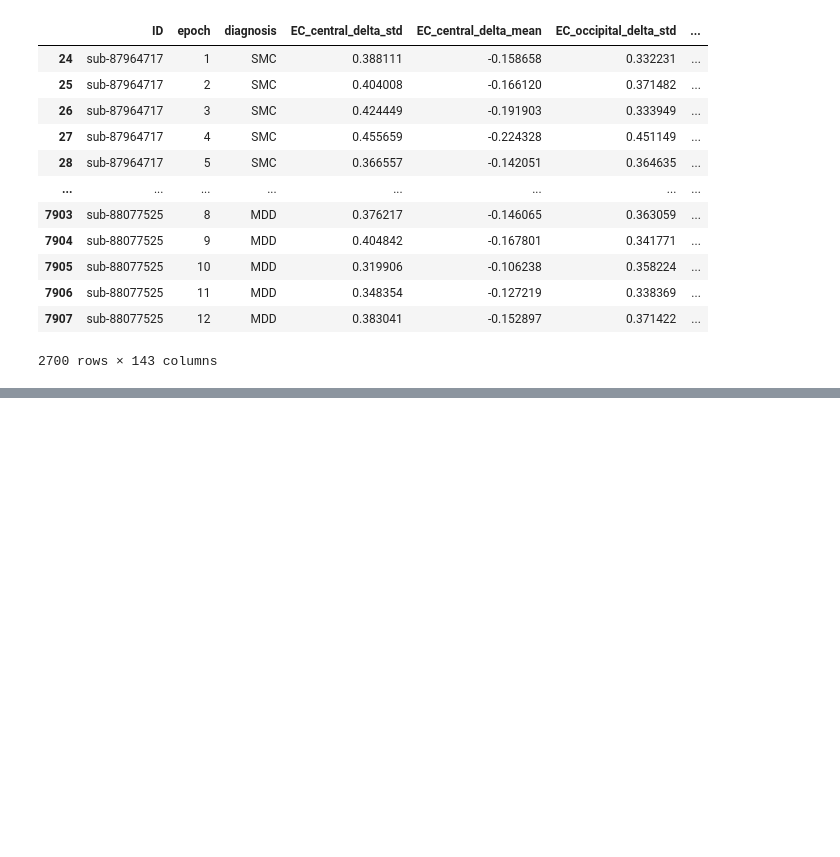
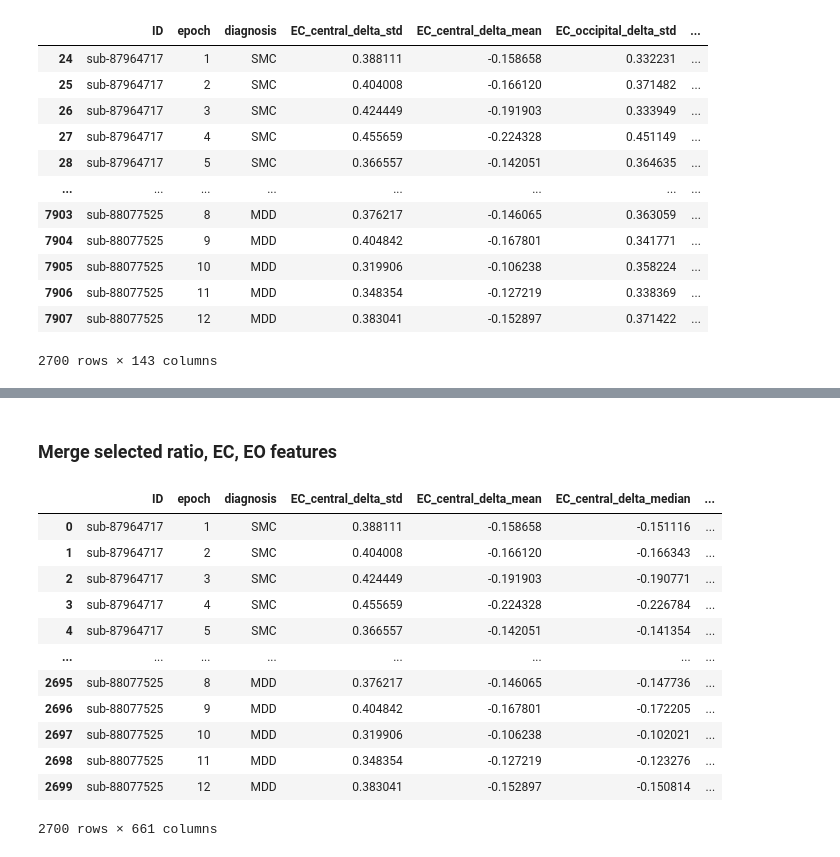
Before and after one commit to TSmolders/Internship_EEG, a Jupyter notebook: 3_feature_selection.ipynb, the cells around one changed output, grey strips where cells are left out. Drawn from its saved outputs; the diff is of its cells as text; code cells hidden in the pictures; blank space fills up the shorter version.

Commit message:
feature selection of stat + conn features

```diff
--- a/3_feature_selection.ipynb
+++ b/3_feature_selection.ipynb
@@ -286,0 +308,6 @@ df_selected_features.to_pickle(r'D:\Documents\RU\Master_Neurobiology\Internship_
+# %%
+# concat connectivity features with stat features
+df_stat_conn_features_ec = pd.merge(df_features_ec, df_conn_features_ec.drop(columns=['diagnosis']),  how='outer', on=['ID', 'epoch'])
+df_stat_conn_features_eo = pd.merge(df_features_eo, df_conn_features_eo.drop(columns=['diagnosis']),  how='outer', on=['ID', 'epoch'])
+df_stat_conn_features_ratio = pd.merge(df_features_ratio, df_conn_features_ratio.drop(columns=['diagnosis']),  how='outer', on=['ID', 'epoch'])
+print(df_stat_conn_features_ec.shape)
@@ -286,0 +406,7 @@ df_selected_features.to_pickle(r'D:\Documents\RU\Master_Neurobiology\Internship_
+# %%
+selected_columns = df_stat_conn_features_ratio[numeric_cols].columns[trans.support_].tolist()  # get selected features
+standard_columns = ['ID', 'epoch', 'diagnosis']  # columns to add
+standard_columns.extend(selected_columns)  # add the columns
+df_selected_stat_conn_feat_ratio = df_stat_conn_features_ratio[standard_columns]  # select the columns from the DataFrame
+print(df_selected_stat_conn_feat_ratio.shape)
+df_selected_stat_conn_feat_ratio.sample(5)
@@ -286,0 +475,7 @@ df_selected_features.to_pickle(r'D:\Documents\RU\Master_Neurobiology\Internship_
+# %%
+selected_columns = df_stat_conn_features_ec[numeric_cols].columns[trans.support_].tolist()  # get selected features
+standard_columns = ['ID', 'epoch', 'diagnosis']  # columns to add
+standard_columns.extend(selected_columns)  # add the columns
+df_selected_stat_conn_feat_ec = df_stat_conn_features_ec[standard_columns]  # select the columns from the DataFrame
+print(df_selected_stat_conn_feat_ec.shape)
+df_selected_stat_conn_feat_ec.sample(5)
@@ -286,0 +544,7 @@ df_selected_features.to_pickle(r'D:\Documents\RU\Master_Neurobiology\Internship_
+# %%
+selected_columns = df_stat_conn_features_eo[numeric_cols].columns[trans.support_].tolist()  # get selected features
+standard_columns = ['ID', 'epoch', 'diagnosis']  # columns to add
+standard_columns.extend(selected_columns)  # add the columns
+df_selected_stat_conn_feat_eo = df_stat_conn_features_eo[standard_columns]  # select the columns from the DataFrame
+print(df_selected_stat_conn_feat_eo.shape)
+df_selected_stat_conn_feat_eo.sample(5)
@@ -286,0 +560,24 @@ df_selected_features.to_pickle(r'D:\Documents\RU\Master_Neurobiology\Internship_
+# %% [markdown]
+### Merge selected ratio, EC, EO features
+# %%
+# Drop the 'ID', 'epoch', 'diagnosis' columns from the second and third dataframes for concatenation
+df_selected_stat_conn_feat_eo = df_selected_stat_conn_feat_eo.drop(['ID', 'epoch', 'diagnosis'], axis=1)
+df_selected_stat_conn_feat_ratio = df_selected_stat_conn_feat_ratio.drop(['ID', 'epoch', 'diagnosis'], axis=1)
+
+# Concatenate the dataframes
+df_selected_stat_conn_features = pd.concat([df_selected_stat_conn_feat_ec, df_selected_stat_conn_feat_eo, df_selected_stat_conn_feat_ratio], axis=1)
+df_selected_stat_conn_features
+# %% [output]
+|  | ID | epoch | diagnosis | EC_central_delta_std | EC_central_delta_mean | EC_central_delta_median | ... |
+| 0 | sub-87964717 | 1 | SMC | 0.388111 | -0.158658 | -0.151116 | ... |
+| 1 | sub-87964717 | 2 | SMC | 0.404008 | -0.166120 | -0.166343 | ... |
+| 2 | sub-87964717 | 3 | SMC | 0.424449 | -0.191903 | -0.190771 | ... |
+| 3 | sub-87964717 | 4 | SMC | 0.455659 | -0.224328 | -0.226784 | ... |
+| 4 | sub-87964717 | 5 | SMC | 0.366557 | -0.142051 | -0.141354 | ... |
+| ... | ... | ... | ... | ... | ... | ... | ... |
+| 2695 | sub-88077525 | 8 | MDD | 0.376217 | -0.146065 | -0.147736 | ... |
+| 2696 | sub-88077525 | 9 | MDD | 0.404842 | -0.167801 | -0.172205 | ... |
+| 2697 | sub-88077525 | 10 | MDD | 0.319906 | -0.106238 | -0.102021 | ... |
+| 2698 | sub-88077525 | 11 | MDD | 0.348354 | -0.127219 | -0.123276 | ... |
+| 2699 | sub-88077525 | 12 | MDD | 0.383041 | -0.152897 | -0.150814 | ... |
+2700 rows × 661 columns
```
Also changed, not shown: parts of 18 cells of this notebook, 2 other files.
